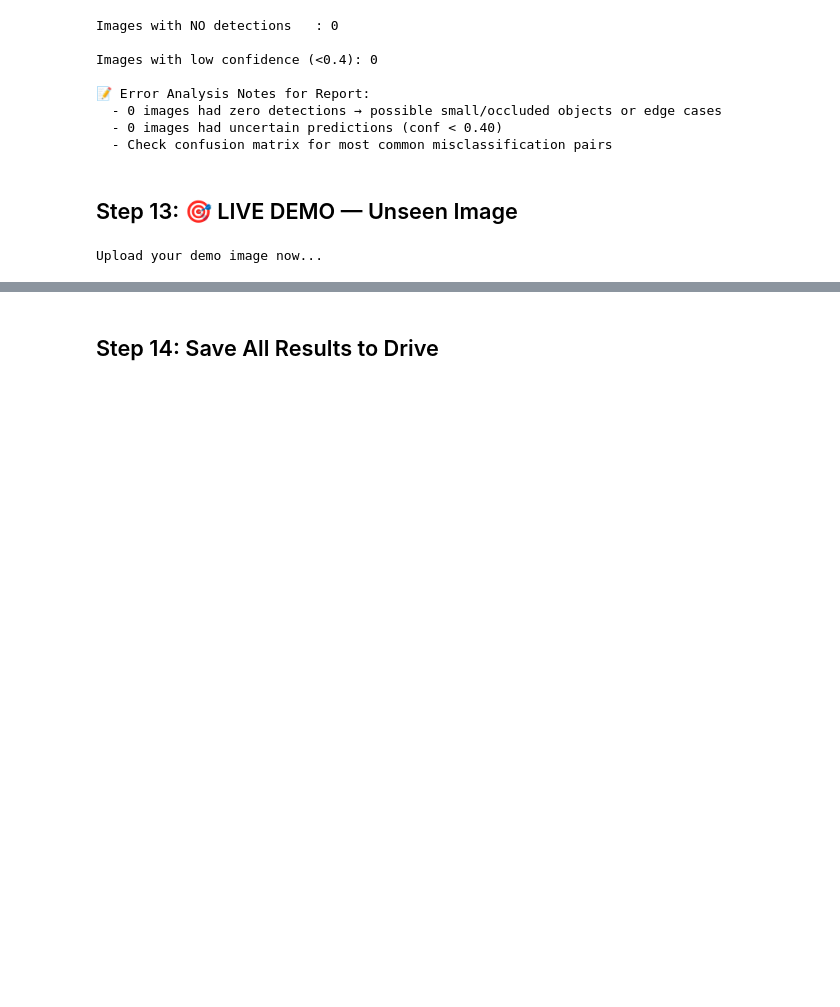
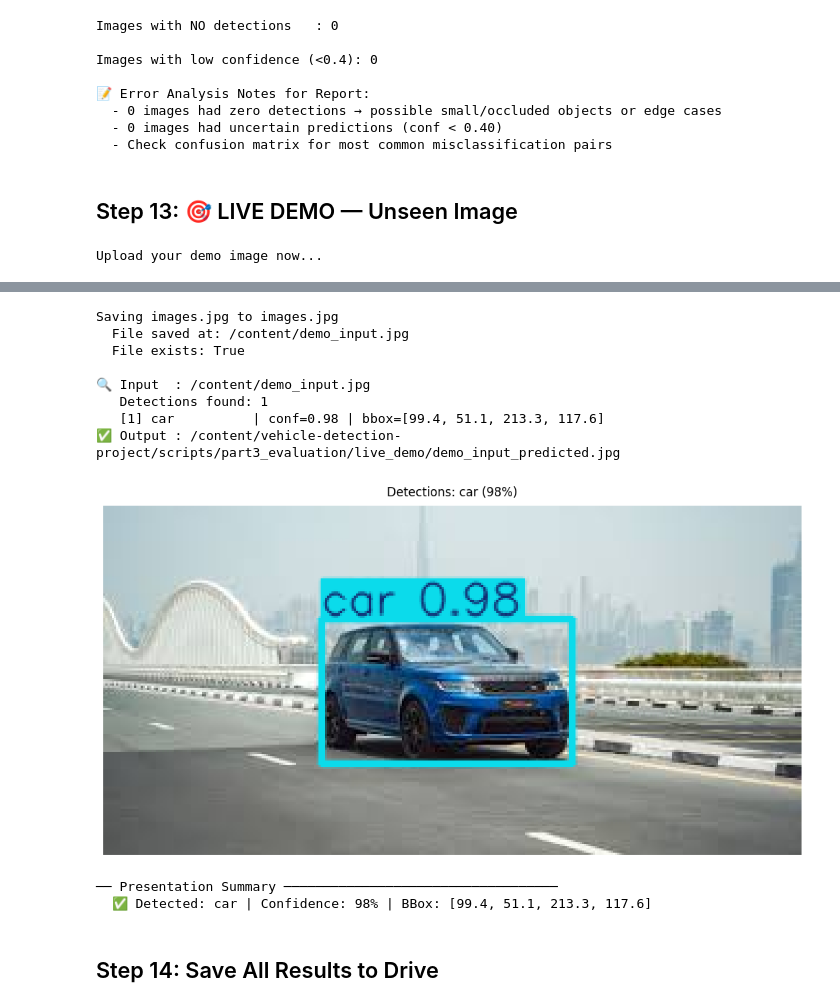
Before and after one commit to helloasma/vehicle-detection-project, a Jupyter notebook: scripts/part3_evaluation/part3_evaluation_pipeline.ipynb, the cells around one changed output, grey strips where cells are left out. Drawn from its saved outputs; the diff is of its cells as text; code cells hidden in the pictures; blank space fills up the shorter version.

```diff
--- a/scripts/part3_evaluation/part3_evaluation_pipeline.ipynb
+++ b/scripts/part3_evaluation/part3_evaluation_pipeline.ipynb
@@ -570,27 +570,48 @@ Images with low confidence (<0.4): 0
 # %%
 # ╔═════════════╗
 # ║  LIVE DEMO  ║
 # ╚═════════════╝
+import shutil, os
 from google.colab import files
 
 print('Upload your demo image now...')
 uploaded = files.upload()
 
-DEMO_IMAGE = '/content/' + list(uploaded.keys())[0]
+# ── Fix: write bytes directly (avoids filename/space issues) ──
+original_name = list(uploaded.keys())[0]
+DEMO_IMAGE = '/content/demo_input.jpg'
+
+with open(DEMO_IMAGE, 'wb') as f:
+    f.write(uploaded[original_name])
+
+print(f'  File saved at: {DEMO_IMAGE}')
+print(f'  File exists: {os.path.exists(DEMO_IMAGE)}')
+
 DEMO_OUTPUT_DIR = os.path.join(OUTPUT_DIR, 'live_demo')
 
 detections, out_path = run_pipeline(
     DEMO_IMAGE,
     conf_threshold=0.25,
     save_dir=DEMO_OUTPUT_DIR
 )
 
 print('\n── Presentation Summary ───────────────────────────────────')
 for d in detections:
     print(f'  ✅ Detected: {d["class"]} | Confidence: {d["confidence"]:.0%} | BBox: {d["bbox"]}')
 # %% [output]
 Upload your demo image now...
 [interactive output not drawn]
+Saving images.jpg to images.jpg
+  File saved at: /content/demo_input.jpg
+  File exists: True
+
+🔍 Input  : /content/demo_input.jpg
+   Detections found: 1
+   [1] car          | conf=0.98 | bbox=[99.4, 51.1, 213.3, 117.6]
+✅ Output : /content/vehicle-detection-project/scripts/part3_evaluation/live_demo/demo_input_predicted.jpg
+[figure, added]
+── Presentation Summary ───────────────────────────────────
+  ✅ Detected: car | Confidence: 98% | BBox: [99.4, 51.1, 213.3, 117.6]
 # %% [markdown]
 ## Step 14: Save All Results to Drive
 # %%
```
Also changed, not shown: parts of 1 cell of this notebook.
